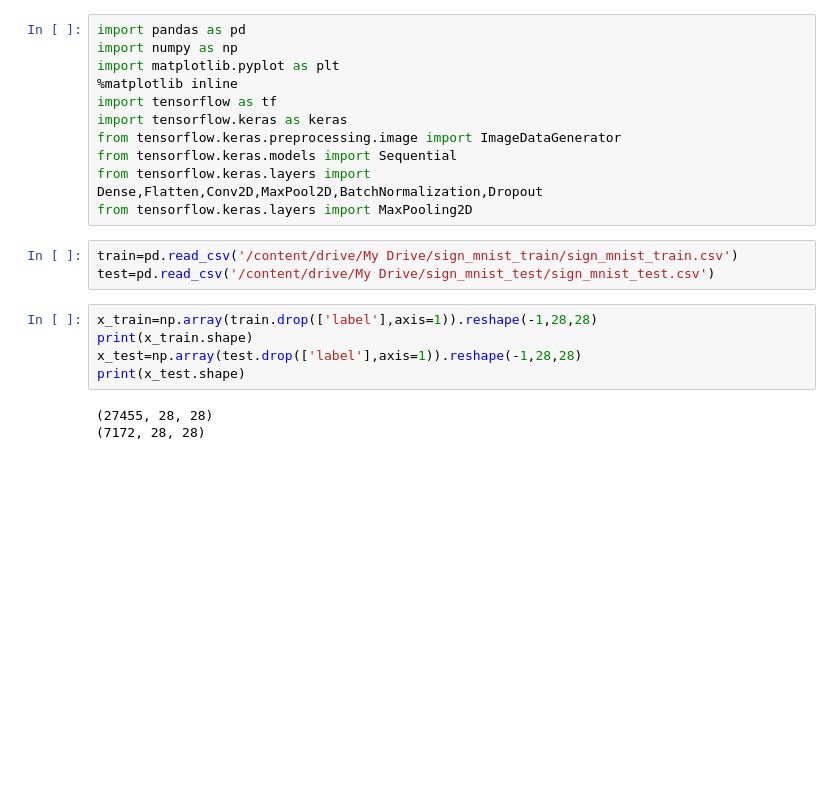
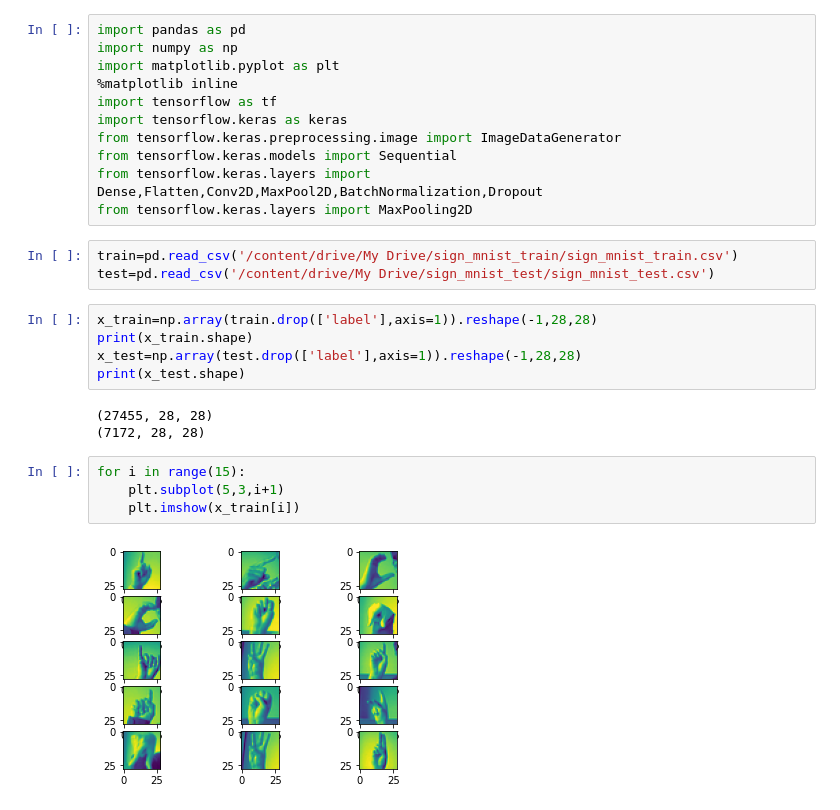
Before and after one commit to sailajak2003/sign_minst, a Jupyter notebook: sign.ipynb, the cells around one changed output. Cells and saved outputs as stored; diff of their text form; blank space fills up the shorter version.

```diff
--- a/sign.ipynb
+++ b/sign.ipynb
@@ -20,3 +20,9 @@ print(x_test.shape)
 # %% [output]
 (27455, 28, 28)
 (7172, 28, 28)
+# %%
+for i in range(15):
+    plt.subplot(5,3,i+1)
+    plt.imshow(x_train[i])
+# %% [output]
+[figure, added]
```
Also changed, not shown: parts of 1 cell of this notebook.
